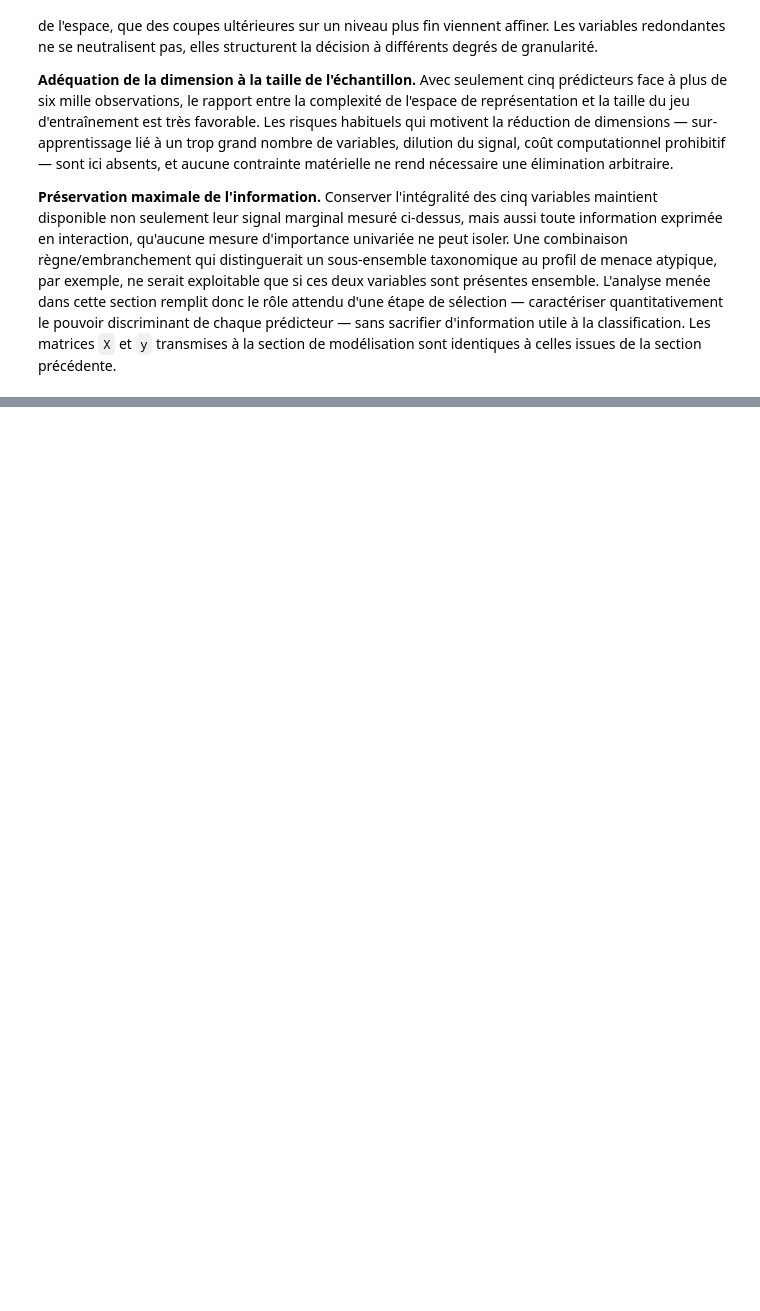
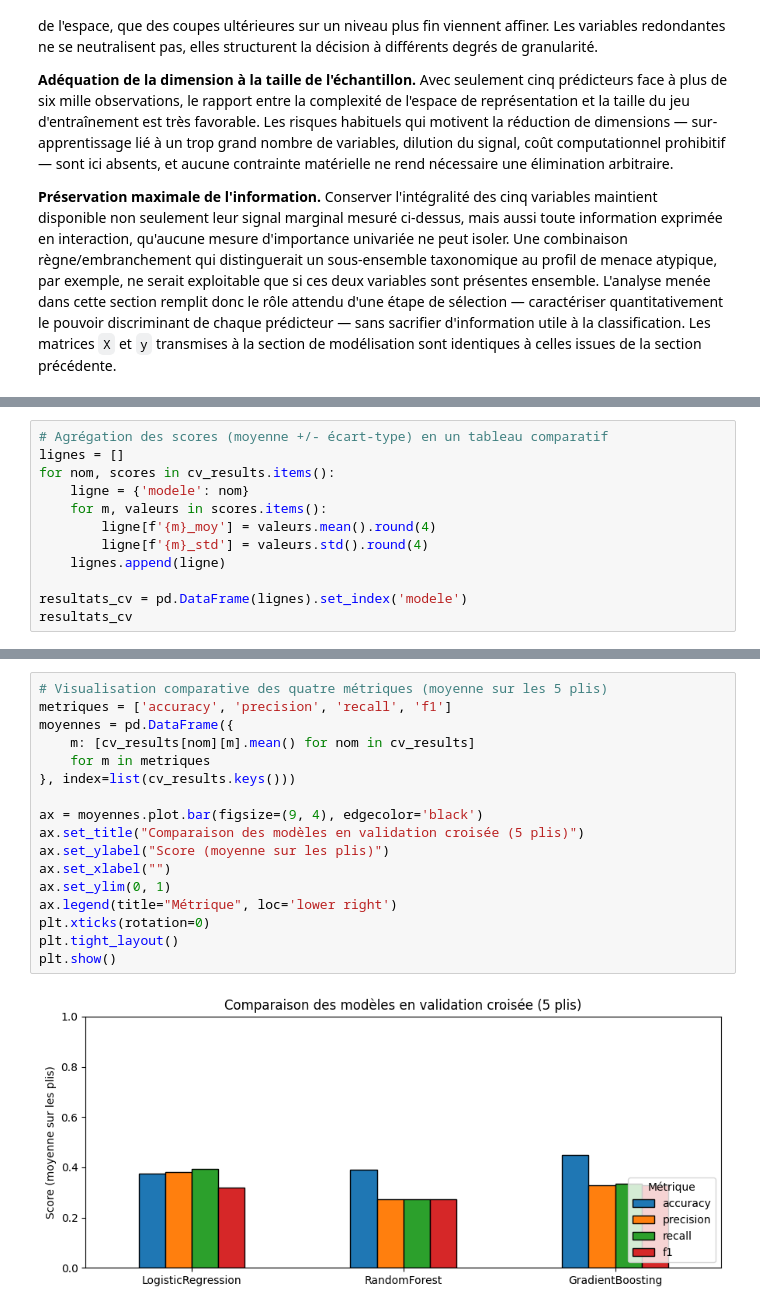
Before and after one commit to loulou-bvc/projet-forage-8INF436, a Jupyter notebook: notebooks/projetFinal.ipynb, the cells around one changed output, grey strips where cells are left out. Saved outputs shown, nothing was run; the diff lists cells and outputs as text; blank space fills up the shorter version.

```diff
--- a/notebooks/projetFinal.ipynb
+++ b/notebooks/projetFinal.ipynb
@@ -496,0 +629,12 @@ Au terme de cette analyse, aucune variable n'est retirée du jeu de données, et
+# %%
+# Agrégation des scores (moyenne +/- écart-type) en un tableau comparatif
+lignes = []
+for nom, scores in cv_results.items():
+    ligne = {'modele': nom}
+    for m, valeurs in scores.items():
+        ligne[f'{m}_moy'] = valeurs.mean().round(4)
+        ligne[f'{m}_std'] = valeurs.std().round(4)
+    lignes.append(ligne)
+
+resultats_cv = pd.DataFrame(lignes).set_index('modele')
+resultats_cv
@@ -496,0 +647,19 @@ Au terme de cette analyse, aucune variable n'est retirée du jeu de données, et
+# %%
+# Visualisation comparative des quatre métriques (moyenne sur les 5 plis)
+metriques = ['accuracy', 'precision', 'recall', 'f1']
+moyennes = pd.DataFrame({
+    m: [cv_results[nom][m].mean() for nom in cv_results]
+    for m in metriques
+}, index=list(cv_results.keys()))
+
+ax = moyennes.plot.bar(figsize=(9, 4), edgecolor='black')
+ax.set_title("Comparaison des modèles en validation croisée (5 plis)")
+ax.set_ylabel("Score (moyenne sur les plis)")
+ax.set_xlabel("")
+ax.set_ylim(0, 1)
+ax.legend(title="Métrique", loc='lower right')
+plt.xticks(rotation=0)
+plt.tight_layout()
+plt.show()
+# %% [output]
+[figure, added]
```
Also changed, not shown: parts of 19 cells of this notebook, 1 other file.
